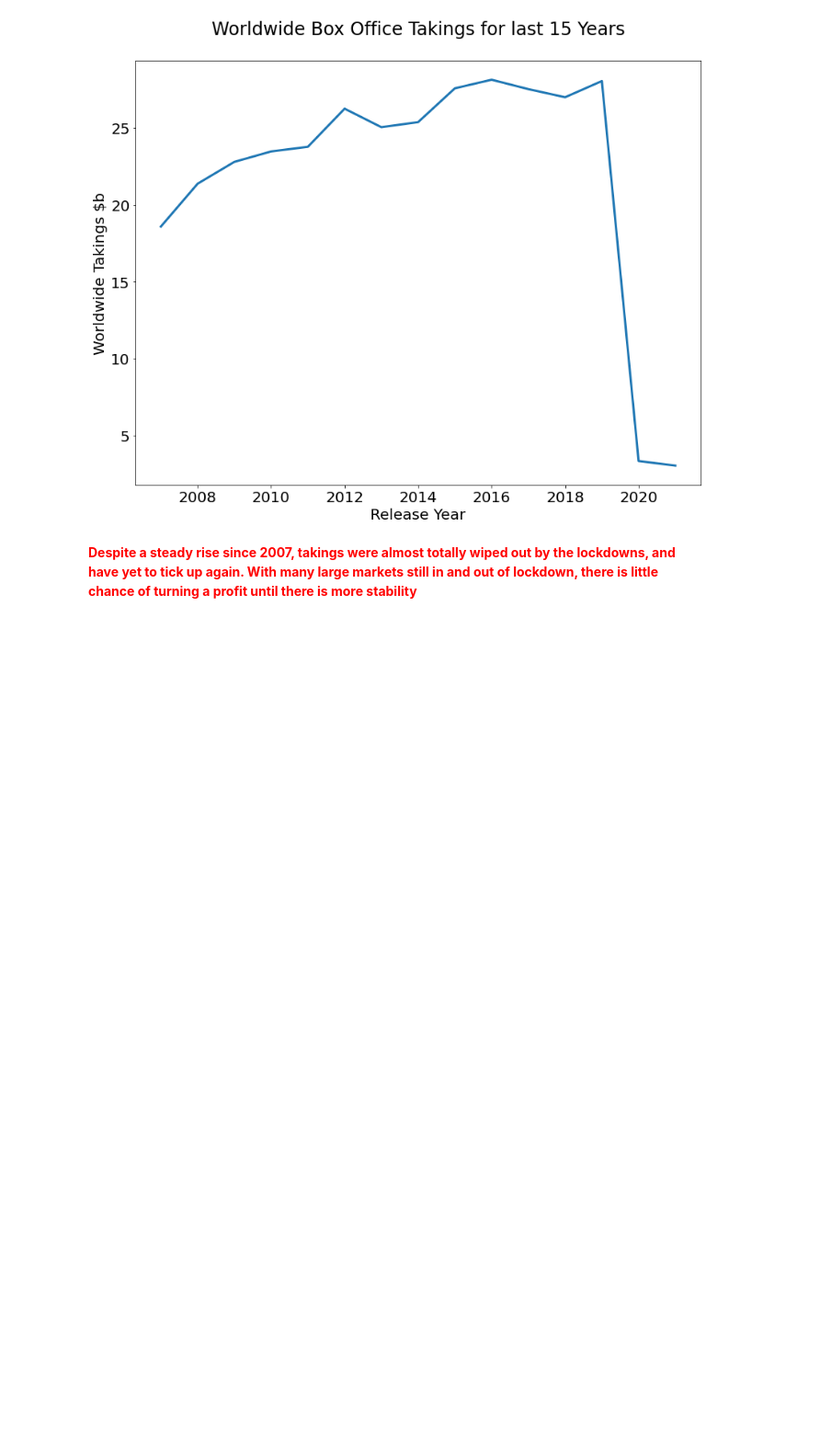
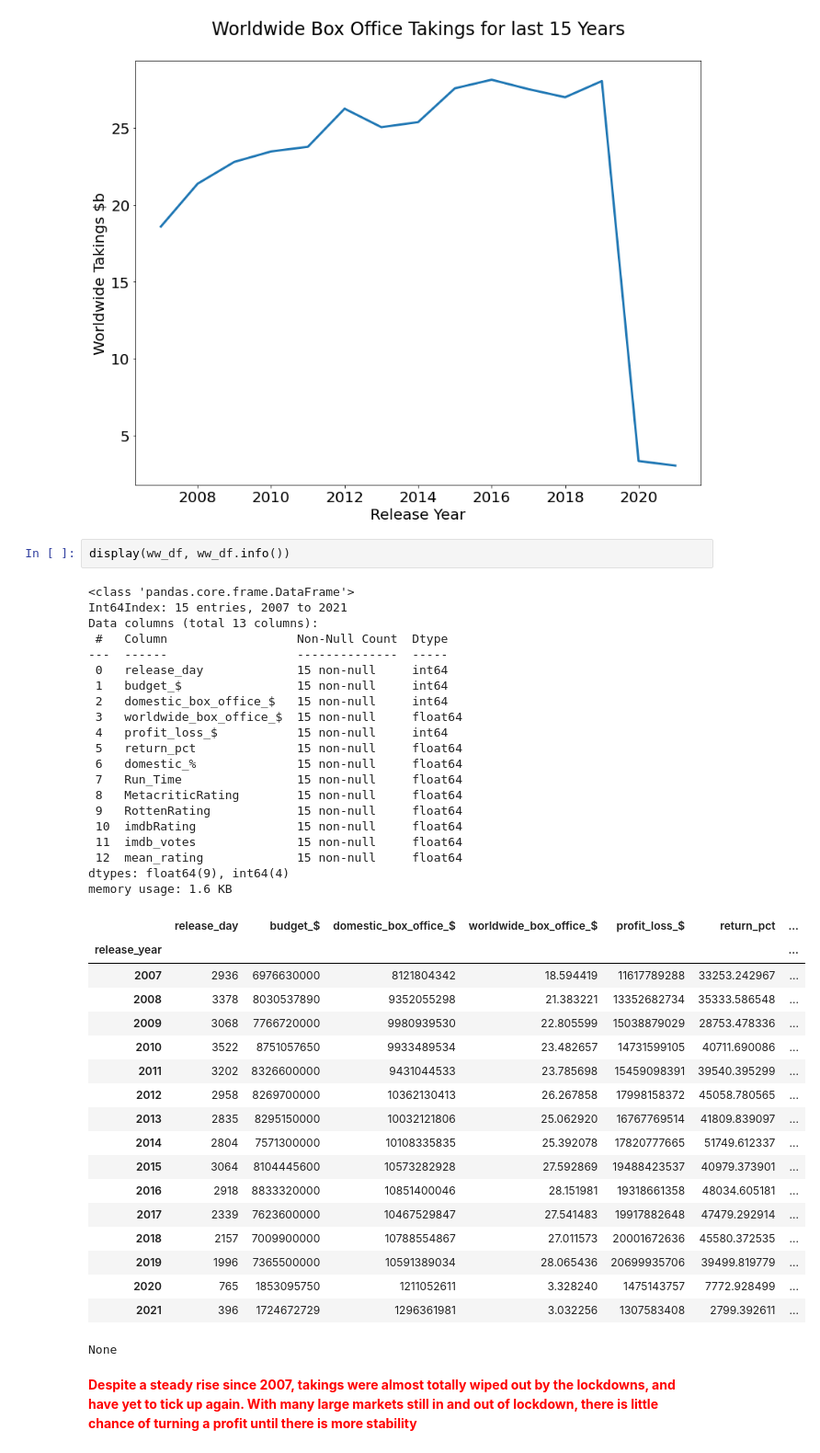
Before and after one commit to jimp93/dsc-phase-1-project, a Jupyter notebook: student.ipynb, the cells around one changed output. Shown at 92% size. Saved outputs shown, nothing was run; the diff lists cells and outputs as text; blank space fills up the shorter version.

Commit message:
dataframes added

```diff
--- a/student.ipynb
+++ b/student.ipynb
@@ -159,6 +400,47 @@ ww_df = ww_df[:15]
 viz.lineplotter(ww_df, "release_year", "worldwide_box_office_$", 'Worldwide Box Office Takings for last 15 Years', 'Release Year', 'Worldwide Takings $b', 'images/worldwide_bo.png');
 # %% [output]
 [figure]
+# %%
+display(ww_df, ww_df.info())
+# %% [output]
+<class 'pandas.core.frame.DataFrame'>
+Int64Index: 15 entries, 2007 to 2021
+Data columns (total 13 columns):
+ #   Column                  Non-Null Count  Dtype
+---  ------                  --------------  -----
+ 0   release_day             15 non-null     int64
+ 1   budget_$                15 non-null     int64
+ 2   domestic_box_office_$   15 non-null     int64
+ 3   worldwide_box_office_$  15 non-null     float64
+ 4   profit_loss_$           15 non-null     int64
+ 5   return_pct              15 non-null     float64
+ 6   domestic_%              15 non-null     float64
+ 7   Run_Time                15 non-null     float64
+ 8   MetacriticRating        15 non-null     float64
+ 9   RottenRating            15 non-null     float64
+ 10  imdbRating              15 non-null     float64
+ 11  imdb_votes              15 non-null     float64
+ 12  mean_rating             15 non-null     float64
+dtypes: float64(9), int64(4)
+memory usage: 1.6 KB
+|  | release_day | budget_$ | domestic_box_office_$ | worldwide_box_office_$ | profit_loss_$ | return_pct | ... |
+| release_year |  |  |  |  |  |  | ... |
+| 2007 | 2936 | 6976630000 | 8121804342 | 18.594419 | 11617789288 | 33253.242967 | ... |
+| 2008 | 3378 | 8030537890 | 9352055298 | 21.383221 | 13352682734 | 35333.586548 | ... |
+| 2009 | 3068 | 7766720000 | 9980939530 | 22.805599 | 15038879029 | 28753.478336 | ... |
+| 2010 | 3522 | 8751057650 | 9933489534 | 23.482657 | 14731599105 | 40711.690086 | ... |
+| 2011 | 3202 | 8326600000 | 9431044533 | 23.785698 | 15459098391 | 39540.395299 | ... |
+| 2012 | 2958 | 8269700000 | 10362130413 | 26.267858 | 17998158372 | 45058.780565 | ... |
+| 2013 | 2835 | 8295150000 | 10032121806 | 25.062920 | 16767769514 | 41809.839097 | ... |
+| 2014 | 2804 | 7571300000 | 10108335835 | 25.392078 | 17820777665 | 51749.612337 | ... |
+| 2015 | 3064 | 8104445600 | 10573282928 | 27.592869 | 19488423537 | 40979.373901 | ... |
+| 2016 | 2918 | 8833320000 | 10851400046 | 28.151981 | 19318661358 | 48034.605181 | ... |
+| 2017 | 2339 | 7623600000 | 10467529847 | 27.541483 | 19917882648 | 47479.292914 | ... |
+| 2018 | 2157 | 7009900000 | 10788554867 | 27.011573 | 20001672636 | 45580.372535 | ... |
+| 2019 | 1996 | 7365500000 | 10591389034 | 28.065436 | 20699935706 | 39499.819779 | ... |
+| 2020 | 765 | 1853095750 | 1211052611 | 3.328240 | 1475143757 | 7772.928499 | ... |
+| 2021 | 396 | 1724672729 | 1296361981 | 3.032256 | 1307583408 | 2799.392611 | ... |
+None
 # %% [markdown]
 <font color='red'>**Despite a steady rise since 2007, takings were almost totally wiped out by the lockdowns, and have yet to tick up again. With many large markets still in and out of lockdown, there is little chance of turning a profit until there is more stability**</font>
 # %% [markdown]
```
Also changed, not shown: parts of 20 cells of this notebook, 2 other files.
